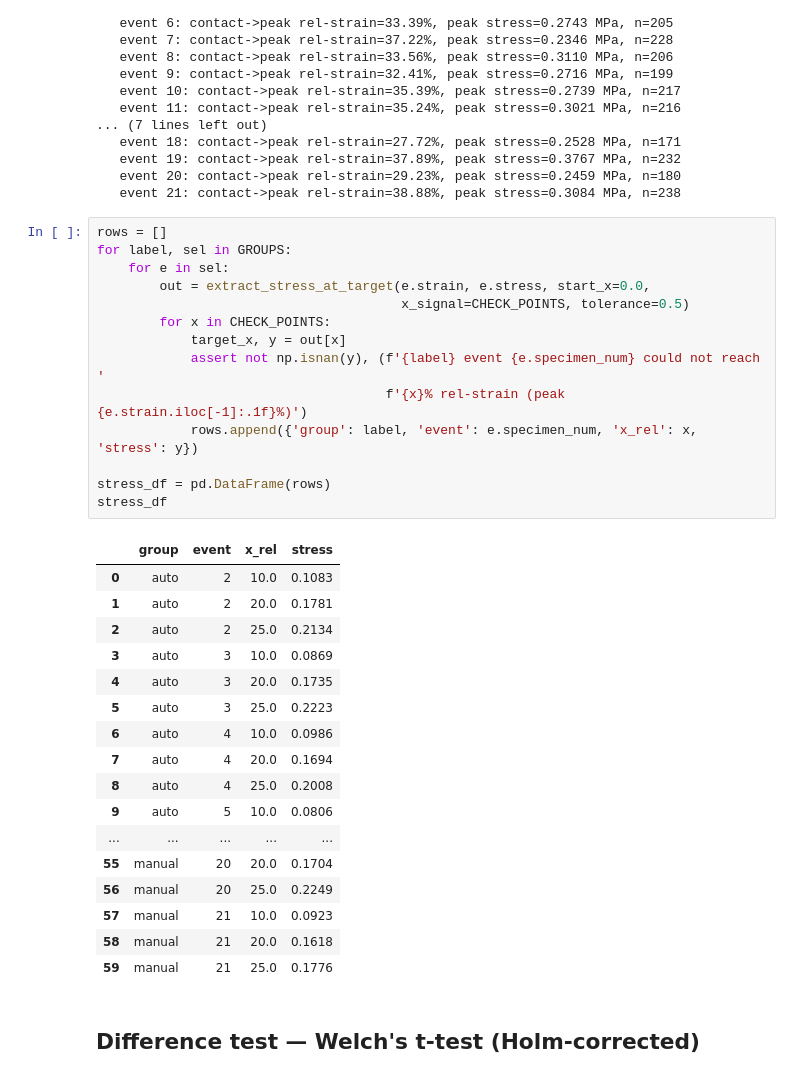
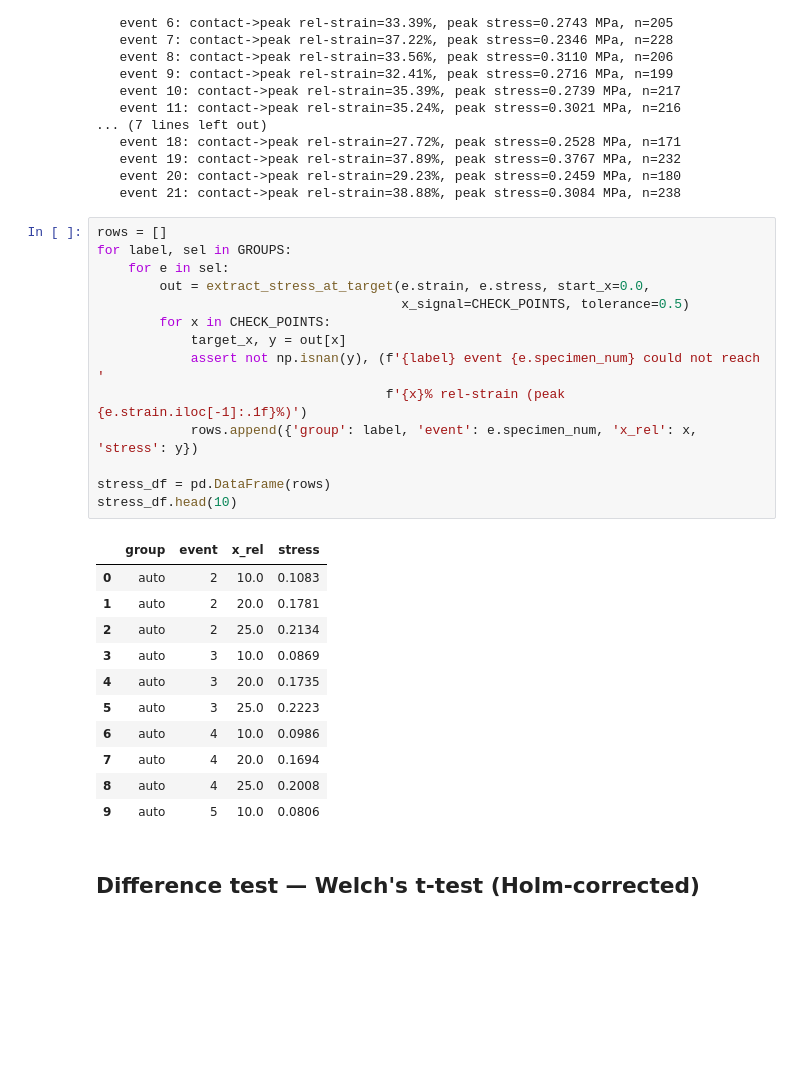
Before and after one commit to tcchung-keeponkeepingon/project_microgreen, a Jupyter notebook: 04_compression_robustness.ipynb, the cells around one changed output. Cells and saved outputs as stored; diff of their text form; blank space fills up the shorter version.

```diff
--- a/04_compression_robustness.ipynb
+++ b/04_compression_robustness.ipynb
@@ -79,35 +79,29 @@ for label, sel in GROUPS:
 # %%
 rows = []
 for label, sel in GROUPS:
     for e in sel:
         out = extract_stress_at_target(e.strain, e.stress, start_x=0.0,
                                        x_signal=CHECK_POINTS, tolerance=0.5)
         for x in CHECK_POINTS:
             target_x, y = out[x]
             assert not np.isnan(y), (f'{label} event {e.specimen_num} could not reach '
                                      f'{x}% rel-strain (peak {e.strain.iloc[-1]:.1f}%)')
             rows.append({'group': label, 'event': e.specimen_num, 'x_rel': x, 'stress': y})
 
 stress_df = pd.DataFrame(rows)
-stress_df
+stress_df.head(10)
 # %% [output]
 |  | group | event | x_rel | stress |
 | 0 | auto | 2 | 10.0 | 0.1083 |
 | 1 | auto | 2 | 20.0 | 0.1781 |
 | 2 | auto | 2 | 25.0 | 0.2134 |
 | 3 | auto | 3 | 10.0 | 0.0869 |
 | 4 | auto | 3 | 20.0 | 0.1735 |
 | 5 | auto | 3 | 25.0 | 0.2223 |
 | 6 | auto | 4 | 10.0 | 0.0986 |
 | 7 | auto | 4 | 20.0 | 0.1694 |
 | 8 | auto | 4 | 25.0 | 0.2008 |
 | 9 | auto | 5 | 10.0 | 0.0806 |
-| ... | ... | ... | ... | ... |
-| 55 | manual | 20 | 20.0 | 0.1704 |
-| 56 | manual | 20 | 25.0 | 0.2249 |
-| 57 | manual | 21 | 10.0 | 0.0923 |
-| 58 | manual | 21 | 20.0 | 0.1618 |
-| 59 | manual | 21 | 25.0 | 0.1776 |
 # %% [markdown]
 ## Difference test — Welch's t-test (Holm-corrected)
 # %%
```
Also changed, not shown: parts of 2 cells of this notebook, 39 other files.
